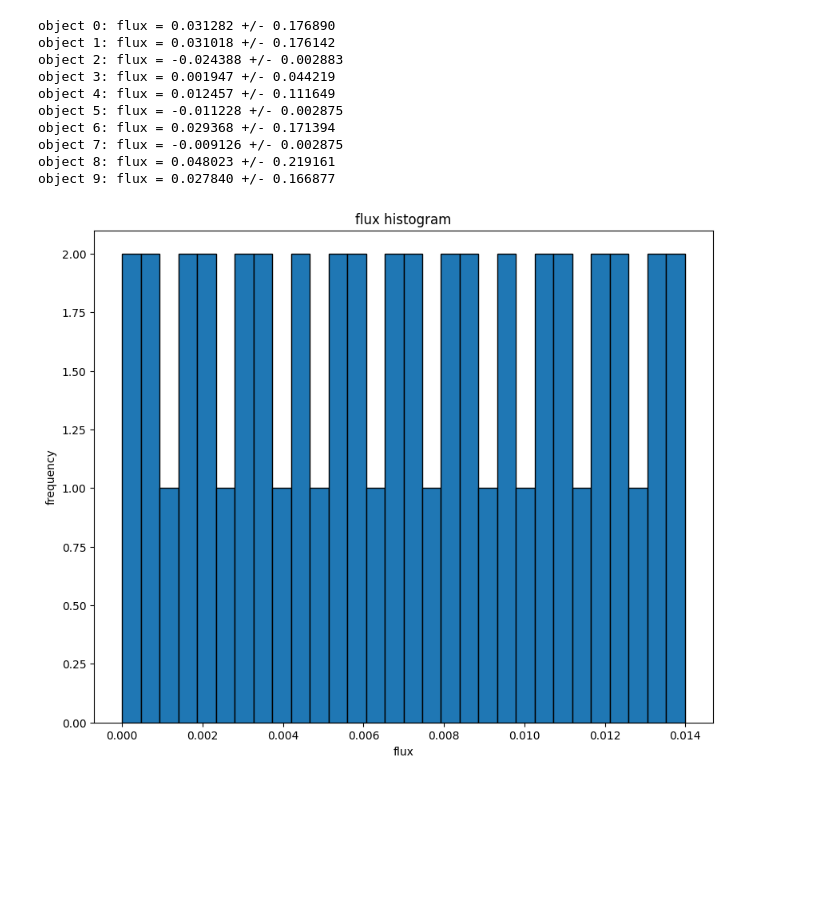
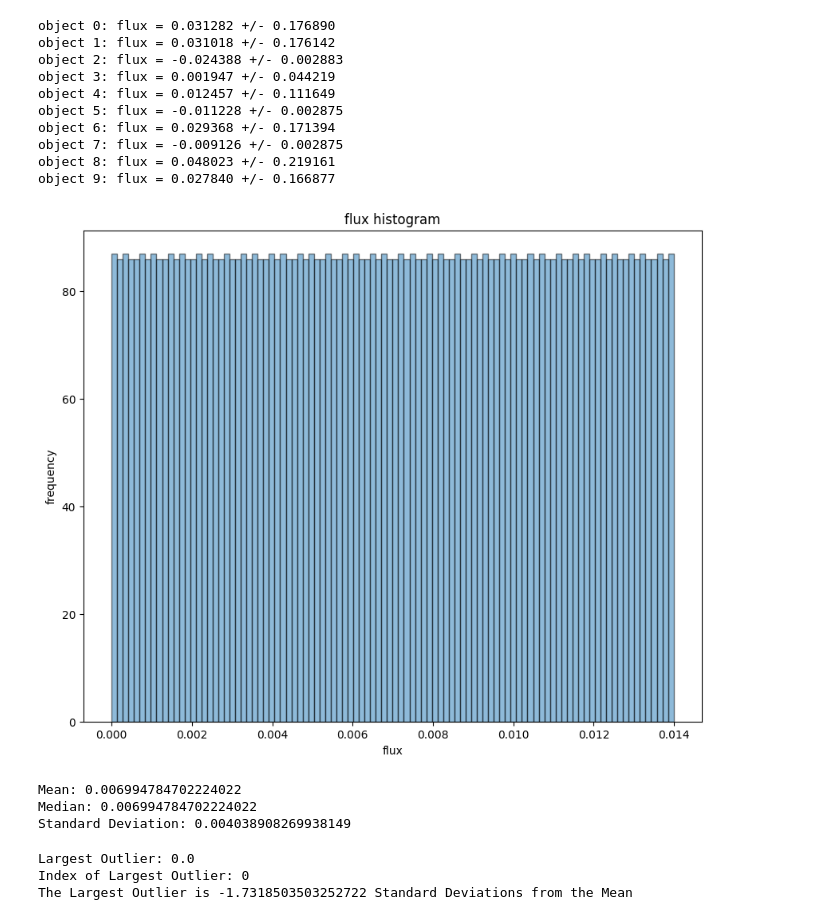
Before and after one commit to ljcui1/ASTR19-Final-Project, a Jupyter notebook: HUDF.ipynb, the cells around one changed output. Drawn from its saved outputs; the diff is of its cells as text; code cells hidden in the pictures; blank space fills up the shorter version.

```diff
--- a/HUDF.ipynb
+++ b/HUDF.ipynb
@@ -146,12 +146,38 @@ object 7: flux = -0.009126 +/- 0.002875
 object 8: flux = 0.048023 +/- 0.219161
 object 9: flux = 0.027840 +/- 0.166877
 # %%
-fluxes = np.linspace(0, flux[8639])
-plt.hist(fluxes, bins = 30, edgecolor = "black")
+fluxes = np.linspace(0, flux[8639], len(objects))
+plt.hist(fluxes, bins = 100, edgecolor = "black", alpha = 0.5)
 plt.xlabel("flux")
 plt.ylabel("frequency")
 plt.title("flux histogram")
 
+plt.savefig("HUDF_hist.png", bbox_inches = "tight", dpi = 400)
+
 plt.show()
 # %% [output]
-[figure, old version]
+[figure, new version]
+# %%
+#mean, median and std of fluxes
+f_mean = np.mean(fluxes)
+f_median = np.median(fluxes)
+f_std = np.std(fluxes)
+
+print(f"Mean: {f_mean}\nMedian: {f_median}\nStandard Deviation: {f_std}")
+# %% [output]
+Mean: 0.006994784702224022
+Median: 0.006994784702224022
+Standard Deviation: 0.004038908269938149
+# %%
+#largest outlier
+f_outlier = np.abs(fluxes - f_mean) > 2 * f_std
+f_out_ind = np.argmax(np.abs(fluxes - f_mean))
+f_out_val = fluxes[f_out_ind]
+out_std = (f_out_val - f_mean)/f_std
+
+print(f"Largest Outlier: {f_out_val}\nIndex of Largest Outlier: {f_out_ind}")
+print(f"The Largest Outlier is {out_std} Standard Deviations from the Mean")
+# %% [output]
+Largest Outlier: 0.0
+Index of Largest Outlier: 0
+The Largest Outlier is -1.7318503503252722 Standard Deviations from the Mean
```
Also changed, not shown: parts of 1 cell of this notebook, 4 other files.
